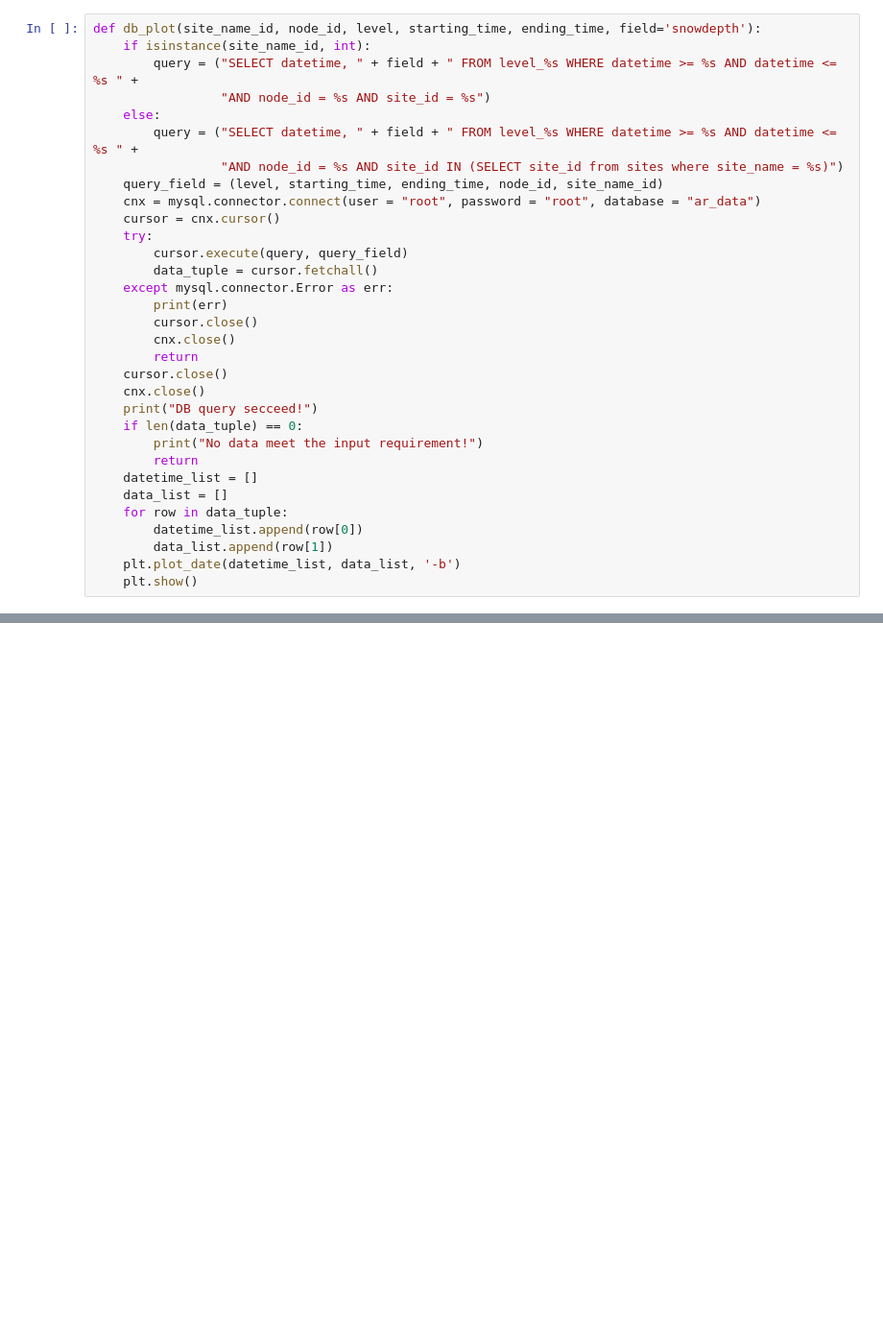
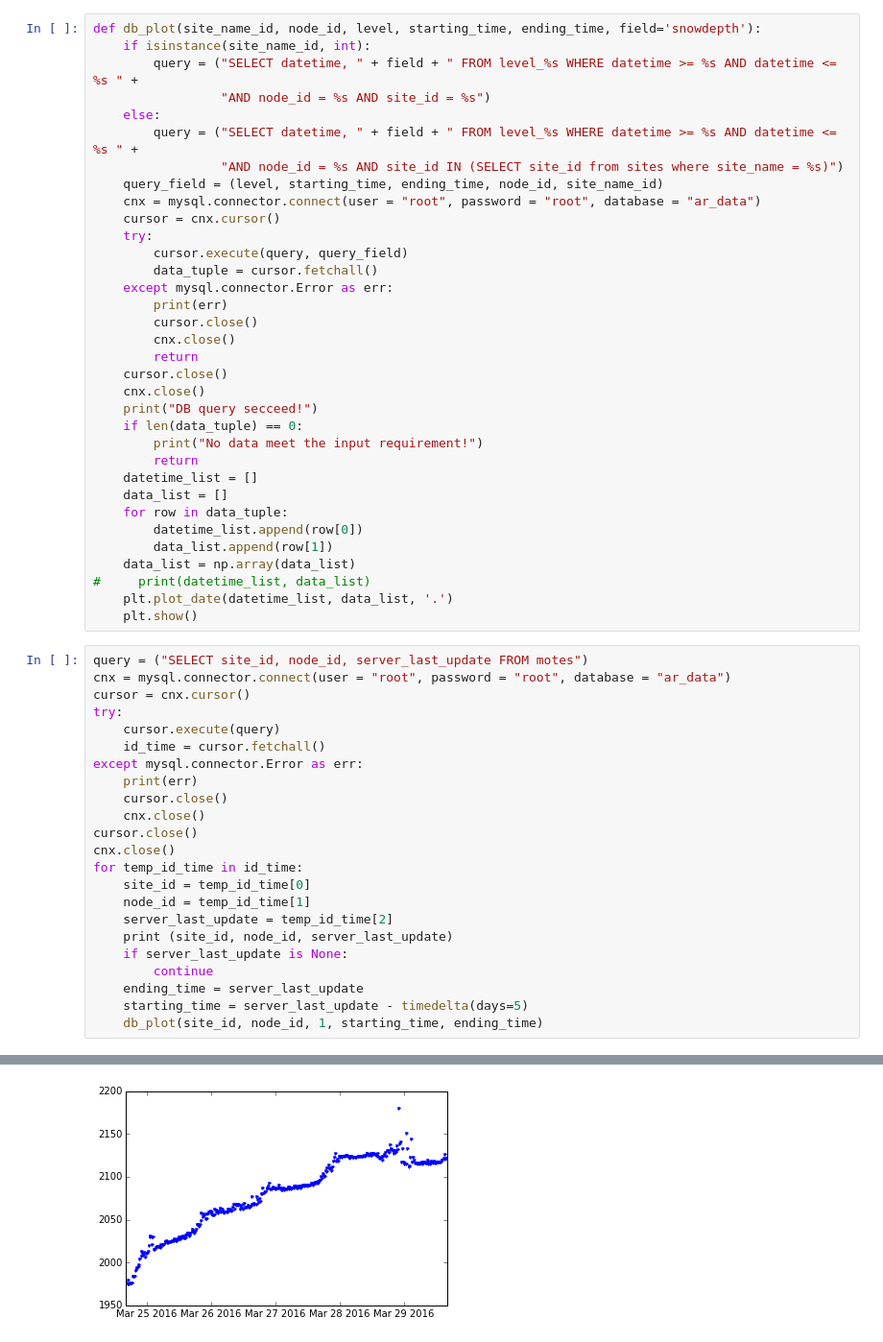
Before and after one commit to zeshi1990/ar_database, a Jupyter notebook: db_plot.ipynb, the cells around one changed output, grey strips where cells are left out. Shown at 96% size. Saved outputs shown, nothing was run; the diff lists cells and outputs as text; blank space fills up the shorter version.

```diff
--- a/db_plot.ipynb
+++ b/db_plot.ipynb
@@ -40,5 +40,31 @@ def db_plot(site_name_id, node_id, level, starting_time, ending_time, field='sno
     for row in data_tuple:
         datetime_list.append(row[0])
         data_list.append(row[1])
-    plt.plot_date(datetime_list, data_list, '-b')
+    data_list = np.array(data_list)
+#     print(datetime_list, data_list)
+    plt.plot_date(datetime_list, data_list, '.')
     plt.show()
+# %%
+query = ("SELECT site_id, node_id, server_last_update FROM motes")
+cnx = mysql.connector.connect(user = "root", password = "root", database = "ar_data")
+cursor = cnx.cursor()
+try:
+    cursor.execute(query)
+    id_time = cursor.fetchall()
+except mysql.connector.Error as err:
+    print(err)
+    cursor.close()
+    cnx.close()
+cursor.close()
+cnx.close()
+for temp_id_time in id_time:
+    site_id = temp_id_time[0]
+    node_id = temp_id_time[1]
+    server_last_update = temp_id_time[2]
+    print (site_id, node_id, server_last_update)
+    if server_last_update is None:
+        continue
+    ending_time = server_last_update
+    starting_time = server_last_update - timedelta(days=5)
+    db_plot(site_id, node_id, 1, starting_time, ending_time)
+# %% [output]
@@ -44,0 +73 @@ def db_plot(site_name_id, node_id, level, starting_time, ending_time, field='sno
+[figure, added]
```
Also changed, not shown: parts of 2 cells of this notebook, 6 other files.
